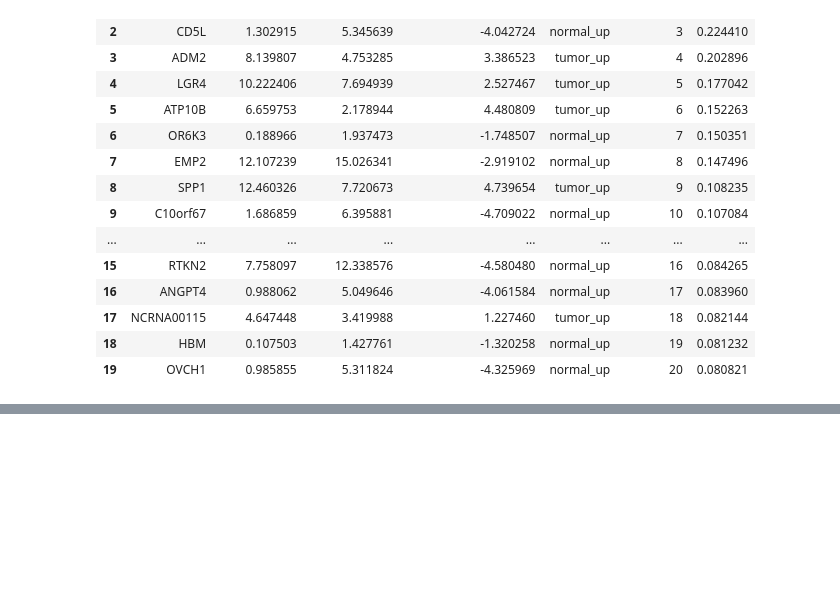
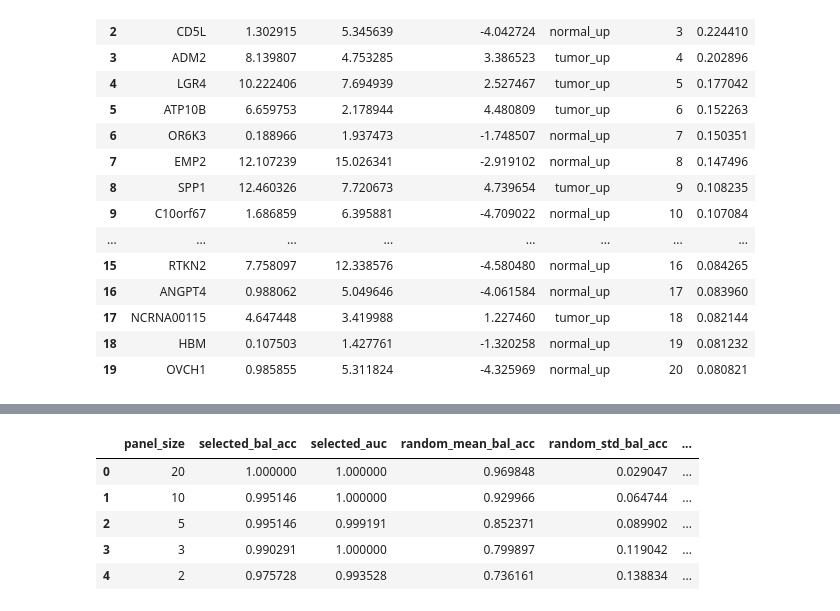
Before and after one commit to aditya-git16/cancer-lab, a Jupyter notebook: notebooks/05_unconstrained_panel_selection.ipynb, the cells around one changed output, grey strips where cells are left out. Saved outputs shown, nothing was run; the diff lists cells and outputs as text; code cells hidden in the pictures; blank space fills up the shorter version.

```diff
--- a/notebooks/05_unconstrained_panel_selection.ipynb
+++ b/notebooks/05_unconstrained_panel_selection.ipynb
@@ -326,0 +400,24 @@ bulk_audit.to_csv(
+# %%
+selected_summary = panel_results_df[[
+    "panel_size",
+    "balanced_accuracy",
+    "roc_auc",
+]].rename(columns={
+    "balanced_accuracy": "selected_bal_acc",
+    "roc_auc": "selected_auc",
+})
+
+comparison = selected_summary.merge(
+    random_summary,
+    on="panel_size",
+    how="left",
+)
+
+comparison
+# %% [output]
+|  | panel_size | selected_bal_acc | selected_auc | random_mean_bal_acc | random_std_bal_acc | ... |
+| 0 | 20 | 1.000000 | 1.000000 | 0.969848 | 0.029047 | ... |
+| 1 | 10 | 0.995146 | 1.000000 | 0.929966 | 0.064744 | ... |
+| 2 | 5 | 0.995146 | 0.999191 | 0.852371 | 0.089902 | ... |
+| 3 | 3 | 0.990291 | 1.000000 | 0.799897 | 0.119042 | ... |
+| 4 | 2 | 0.975728 | 0.993528 | 0.736161 | 0.138834 | ... |
```
Also changed, not shown: parts of 5 cells of this notebook.
